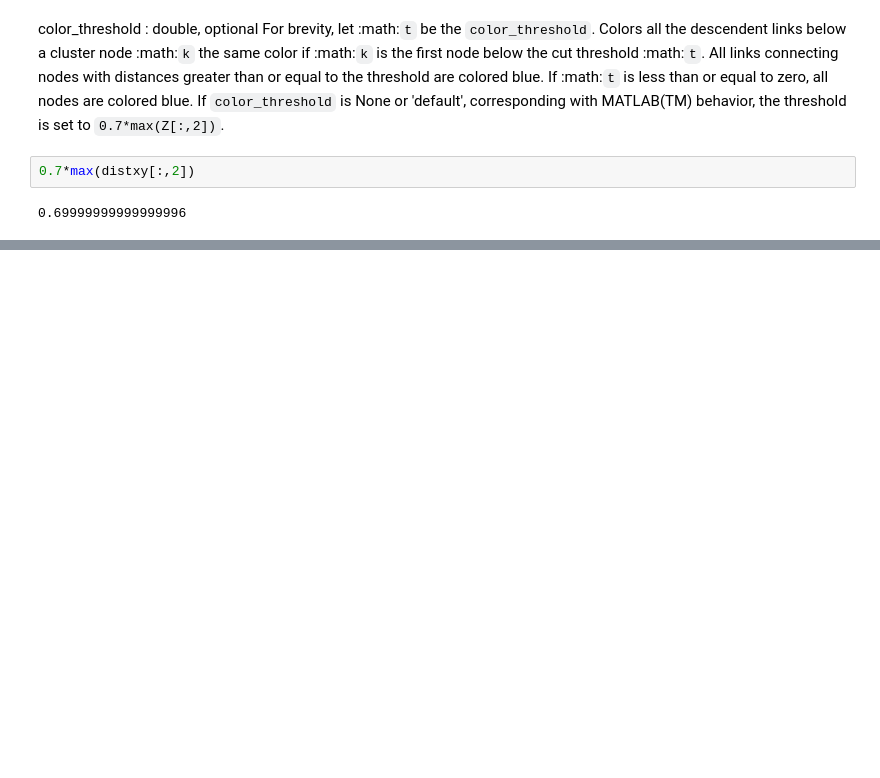
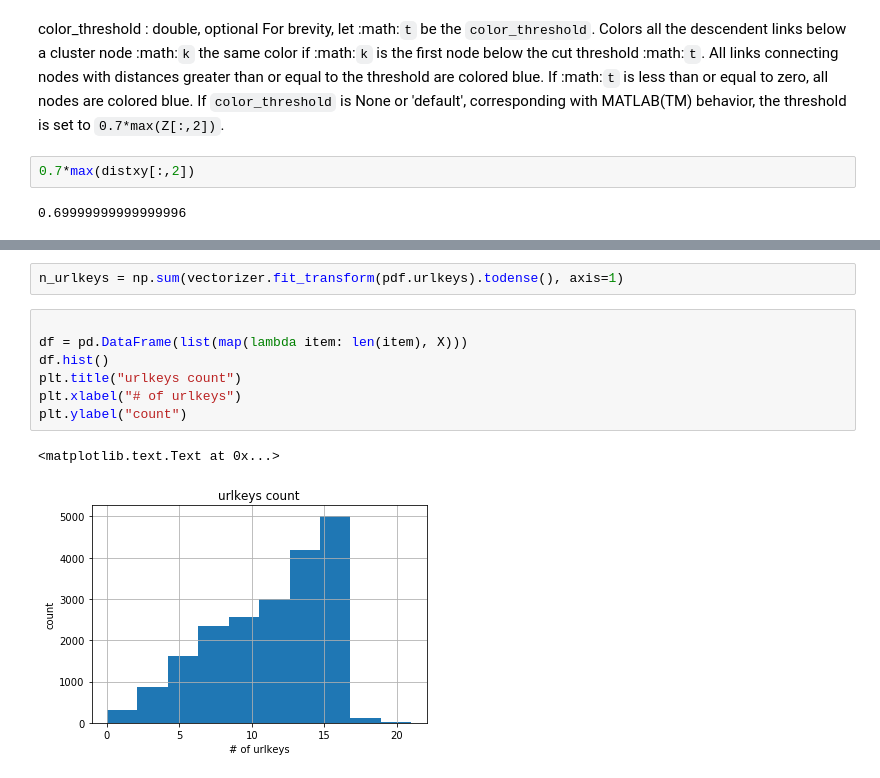
Before and after one commit to tianyu-tristan/meetup-rsvps, a Jupyter notebook: code/ml/ML.ipynb, the cells around one changed output, grey strips where cells are left out. Cells and saved outputs as stored; diff of their text form; blank space fills up the shorter version.

```diff
--- a/code/ml/ML.ipynb
+++ b/code/ml/ML.ipynb
@@ -525,0 +771,12 @@ color_threshold : double, optional
+# %%
+n_urlkeys = np.sum(vectorizer.fit_transform(pdf.urlkeys).todense(), axis=1)
+# %%
+
+df = pd.DataFrame(list(map(lambda item: len(item), X)))
+df.hist()
+plt.title("urlkeys count")
+plt.xlabel("# of urlkeys")
+plt.ylabel("count")
+# %% [output]
+<matplotlib.text.Text at 0x...>
+[figure, added]
```
Also changed, not shown: parts of 43 cells of this notebook, 3 other files.
